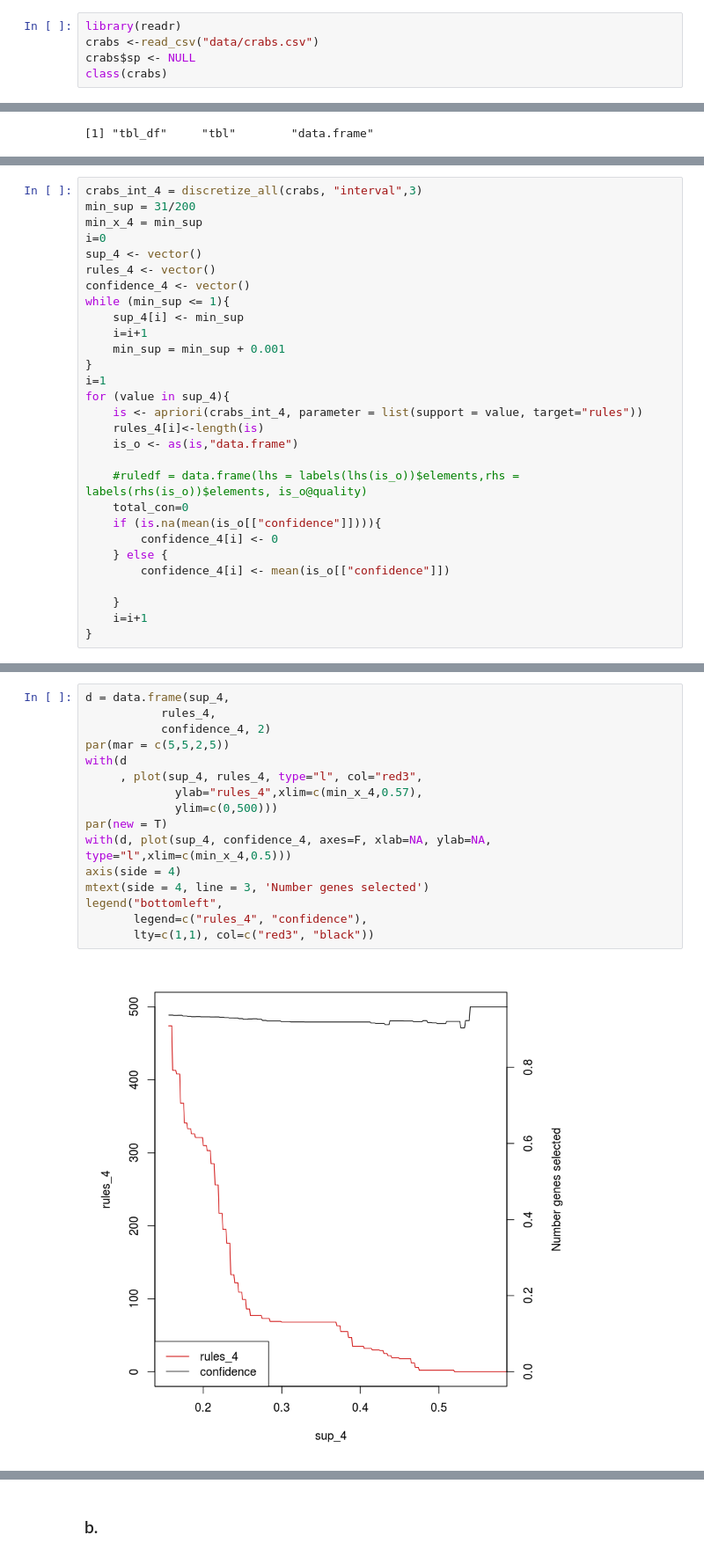
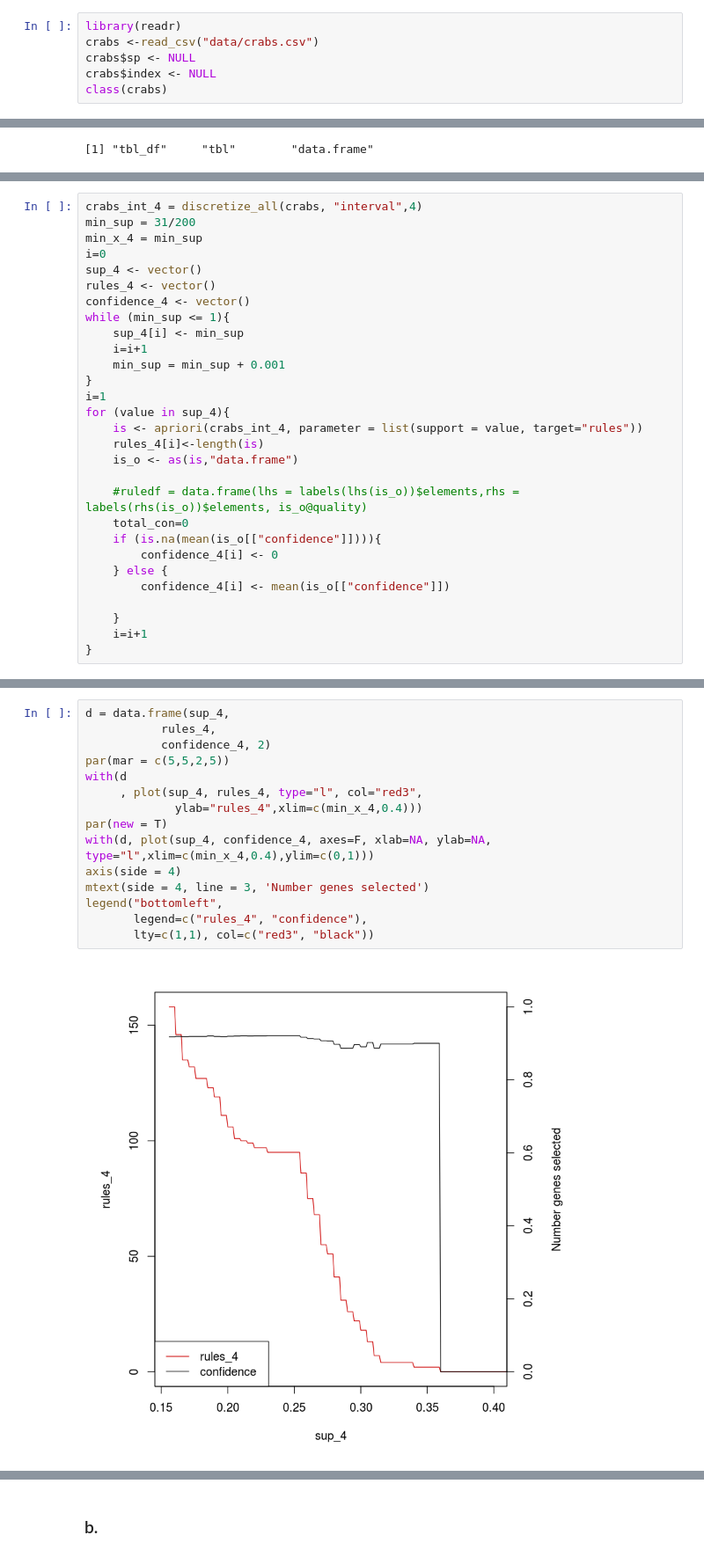
Before and after one commit to pedromartinho/sad, a Jupyter notebook: project/part1/part1_R.ipynb, the cells around one changed output, grey strips where cells are left out. Shown at 88% size. Drawn from its saved outputs; the diff is of its cells as text.

```diff
--- a/project/part1/part1_R.ipynb
+++ b/project/part1/part1_R.ipynb
@@ -39,6 +39,7 @@ setwd("~/Documents/IST/SAD/project")
 library(readr)
 crabs <-read_csv("data/crabs.csv")
 crabs$sp <- NULL
+crabs$index <- NULL
 class(crabs)
 # %% [output]
 Parsed with column specification:
@@ -433,5 +442,5 @@ plot(sup_3,confidence_3,type="l",xlim=c(min_x_3,0.5))
 # %%
-crabs_int_4 = discretize_all(crabs, "interval",3)
+crabs_int_4 = discretize_all(crabs, "interval",4)
 min_sup = 31/200
 min_x_4 = min_sup
 i=0
@@ -586,21 +587,20 @@ length(confidence_4)
 # %%
 d = data.frame(sup_4,
            rules_4,
            confidence_4, 2)
 par(mar = c(5,5,2,5))
 with(d
      , plot(sup_4, rules_4, type="l", col="red3",
-             ylab="rules_4",xlim=c(min_x_4,0.57),
-             ylim=c(0,500)))
+             ylab="rules_4",xlim=c(min_x_4,0.4)))
 par(new = T)
-with(d, plot(sup_4, confidence_4, axes=F, xlab=NA, ylab=NA, type="l",xlim=c(min_x_4,0.5)))
+with(d, plot(sup_4, confidence_4, axes=F, xlab=NA, ylab=NA, type="l",xlim=c(min_x_4,0.4),ylim=c(0,1)))
 axis(side = 4)
 mtext(side = 4, line = 3, 'Number genes selected')
 legend("bottomleft",
        legend=c("rules_4", "confidence"),
        lty=c(1,1), col=c("red3", "black"))
 # %% [output]
-[figure, old version]
+[figure, new version]
 # %%
 crabs_int_5 = discretize_all(crabs, "interval",5)
 min_sup = 6/200
```
Also changed, not shown: parts of 18 cells of this notebook.
